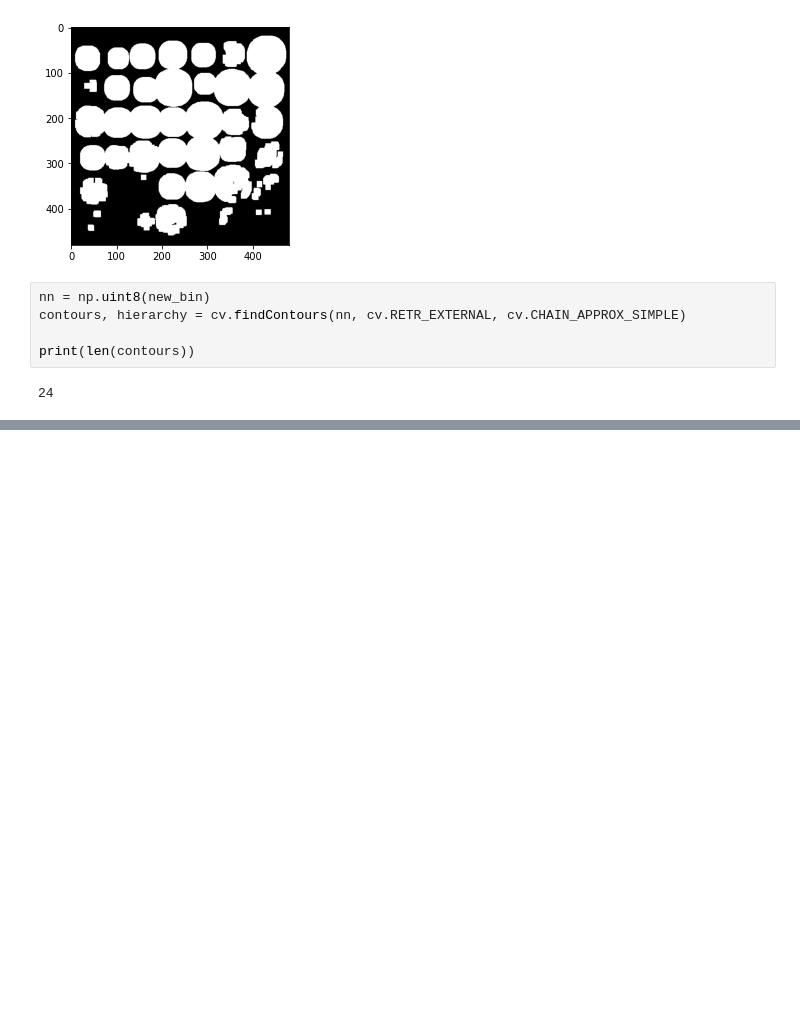
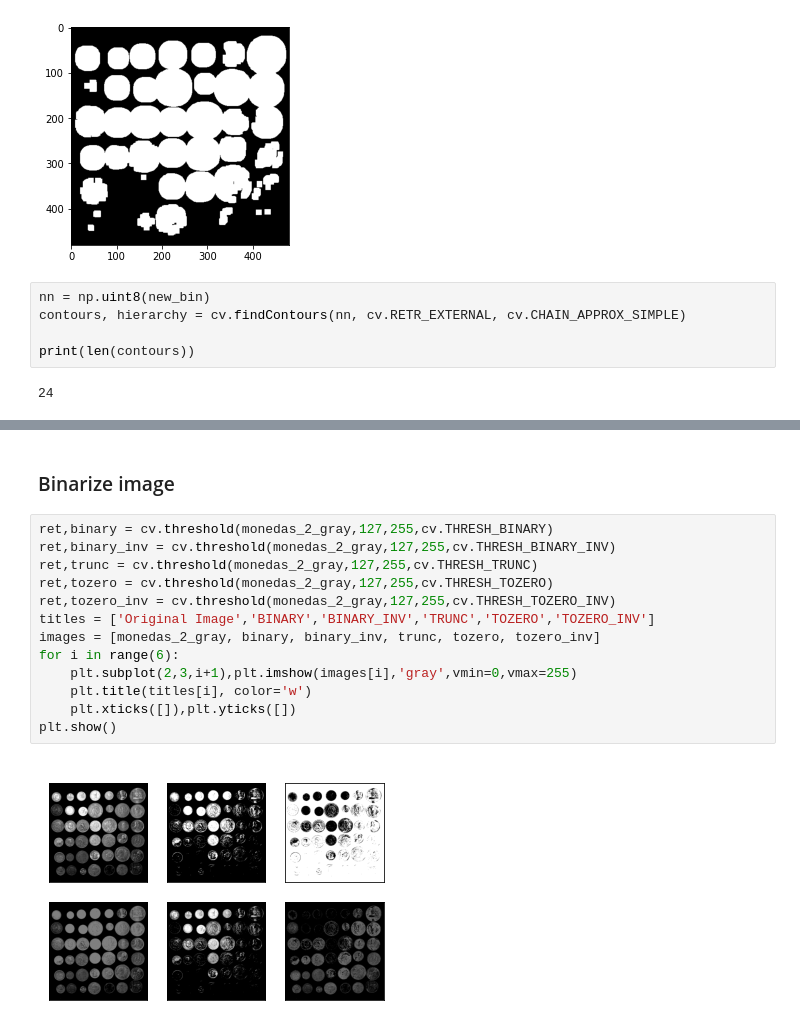
Before and after one commit to Bryan-Suelo/machine_learning, a Jupyter notebook: morphological_operations/exercise.ipynb, the cells around one changed output, grey strips where cells are left out. Saved outputs shown, nothing was run; the diff lists cells and outputs as text; blank space fills up the shorter version.

```diff
--- a/morphological_operations/exercise.ipynb
+++ b/morphological_operations/exercise.ipynb
@@ -118,0 +145,17 @@ plt.show()
+# %% [markdown]
+### Binarize image
+# %%
+ret,binary = cv.threshold(monedas_2_gray,127,255,cv.THRESH_BINARY)
+ret,binary_inv = cv.threshold(monedas_2_gray,127,255,cv.THRESH_BINARY_INV)
+ret,trunc = cv.threshold(monedas_2_gray,127,255,cv.THRESH_TRUNC)
+ret,tozero = cv.threshold(monedas_2_gray,127,255,cv.THRESH_TOZERO)
+ret,tozero_inv = cv.threshold(monedas_2_gray,127,255,cv.THRESH_TOZERO_INV)
+titles = ['Original Image','BINARY','BINARY_INV','TRUNC','TOZERO','TOZERO_INV']
+images = [monedas_2_gray, binary, binary_inv, trunc, tozero, tozero_inv]
+for i in range(6):
+    plt.subplot(2,3,i+1),plt.imshow(images[i],'gray',vmin=0,vmax=255)
+    plt.title(titles[i], color='w')
+    plt.xticks([]),plt.yticks([])
+plt.show()
+# %% [output]
+[figure, added]
```
Also changed, not shown: parts of 30 cells of this notebook, 3 other files.
